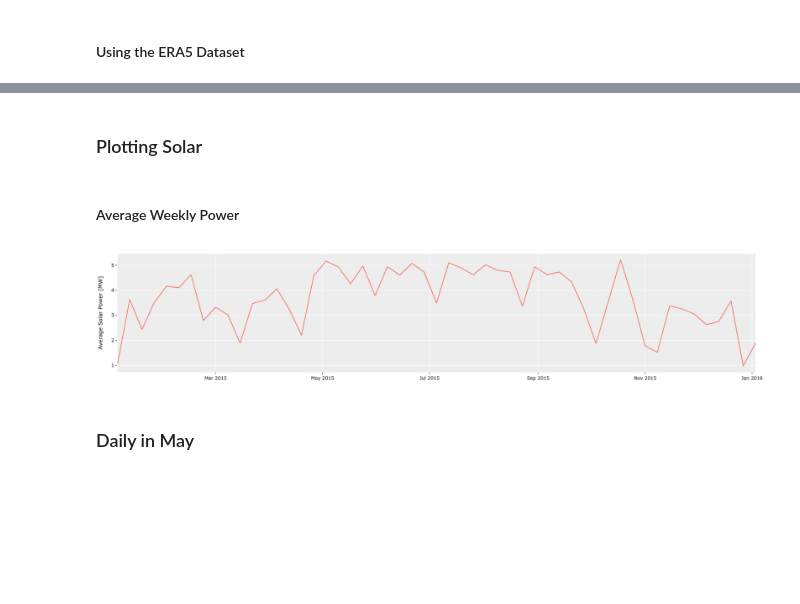
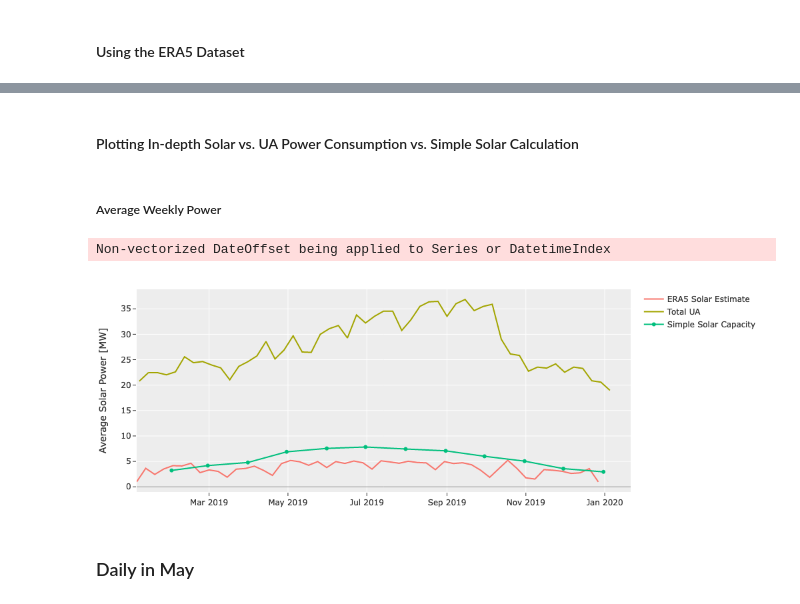
Before and after one commit to mschrader15/homework, a Jupyter notebook: fall-2021/me-591/final_proj/Final Project.ipynb, the cells around one changed output, grey strips where cells are left out. Drawn from its saved outputs; the diff is of its cells as text; code cells hidden in the pictures; blank space fills up the shorter version.

```diff
--- a/fall-2021/me-591/final_proj/Final Project.ipynb
+++ b/fall-2021/me-591/final_proj/Final Project.ipynb
@@ -5,0 +66,4 @@ Max Schrader
+# %%
+tz = timezone('US/Central', )
+total_df['Date_Time'] = total_df['Date_Time'].apply(tz.localize, is_dst=False)
+total_df.set_index('Date_Time', inplace=True, drop=False)
@@ -5,0 +72,4 @@ Max Schrader
+# %%
+for col in total_df.columns:
+    if col not in 'Date_Time':
+        total_df[col.split('-')[0] + " Energy"] = total_df[col] * 0.25 * ureg.hour  # in kWh
@@ -229,2 +346,9 @@ INFO:atlite.convert:Convert and aggregate 'pv'.
+# %%
+pv_df = pd.DataFrame(pv.squeeze().to_series())
 # %%
-pv.squeeze().to_series().index
+tz = timezone('GMT', )
+pv_df['Date_Time'] = pv_df.index.values
+pv_df['Date_Time'] = pv_df['Date_Time'].apply(tz.localize, is_dst=False)
+pv_df['Date_Time'] = pv_df['Date_Time'].dt.tz_convert(timezone('US/Central'))
+
+pv_df.set_index('Date_Time', inplace=True)
@@ -244,25 +355,61 @@ DatetimeIndex(['2015-01-01 00:00:00', '2015-01-01 01:00:00',
 # %% [markdown]
-### Plotting Solar
+#### Plotting In-depth Solar vs. UA Power Consumption vs. Simple Solar Calculation
 # %% [markdown]
-#### Average Weekly Power
+##### Average Weekly Power
 # %%
 fig = go.Figure()
-weekly = pv.squeeze().to_series().resample('1W').mean()
-fig.add_trace(go.Scatter(x=weekly.index, y=weekly.values))
+
+weekly = pv_df[0].resample('1W').mean()
+
+fig.add_trace(
+    go.Scatter(
+        x=weekly.index + pd.offsets.DateOffset(year=2019),
+        y=weekly.iloc[:-1].values,
+        name="ERA5 Solar Estimate"
+    )
+)
+
+x = total_df.resample('1W').mean().index
+y = total_df['TOTAL - KW-TOT'].pint.to('MW').resample('1W').mean().pint.magnitude
+
+fig.add_trace(
+    go.Scatter(
+        x=x,
+        y=y.values,
+        name="Total UA"
+    )
+)
+
+
+total_monthly_capacity = [parking_lots[f"P_{m + 1}"].sum().to('MW').magnitude for m in range(12)]
+x = total_df.resample('1M').mean().index
+
+fig.add_trace(
+    go.Scatter(
+        x=x,
+        y=total_monthly_capacity,
+        name="Simple Solar Capacity"
+    )
+)
+
+
 fig.update_layout(
     margin=dict(l=20, r=20, b=20, t=20),
     # height=600, width=600,
     # yaxis=dict(scaleanchor="x", scaleratio=1),
     xaxis_zeroline=True,
     yaxis_zeroline=True,
     xaxis_zerolinecolor='#969696',
     yaxis_zerolinecolor='#969696',
     yaxis_title="Average Solar Power [MW]",
     # xaxis_title="Time [s]"
     # xaxis_range=[-25, 25],
     # yaxis_range=[-25, 25],
 )
+
+fig.show(renderer="jupyterlab")
 # %% [output]
+Non-vectorized DateOffset being applied to Series or DatetimeIndex
-[figure, old version]
+[figure, new version]
 # %% [markdown]
 ### Daily in May
```
Also changed, not shown: parts of 93 cells of this notebook, 1 other file.
